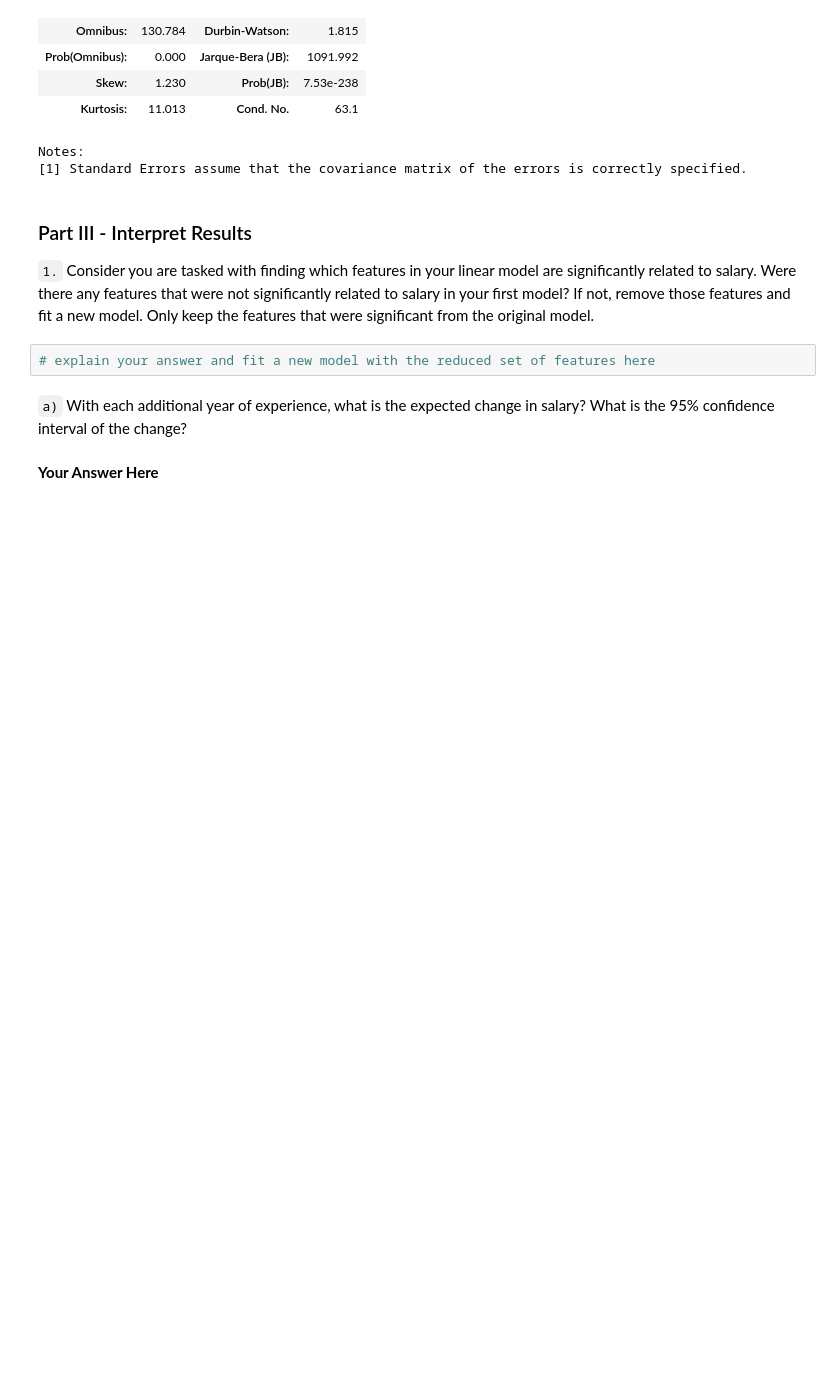
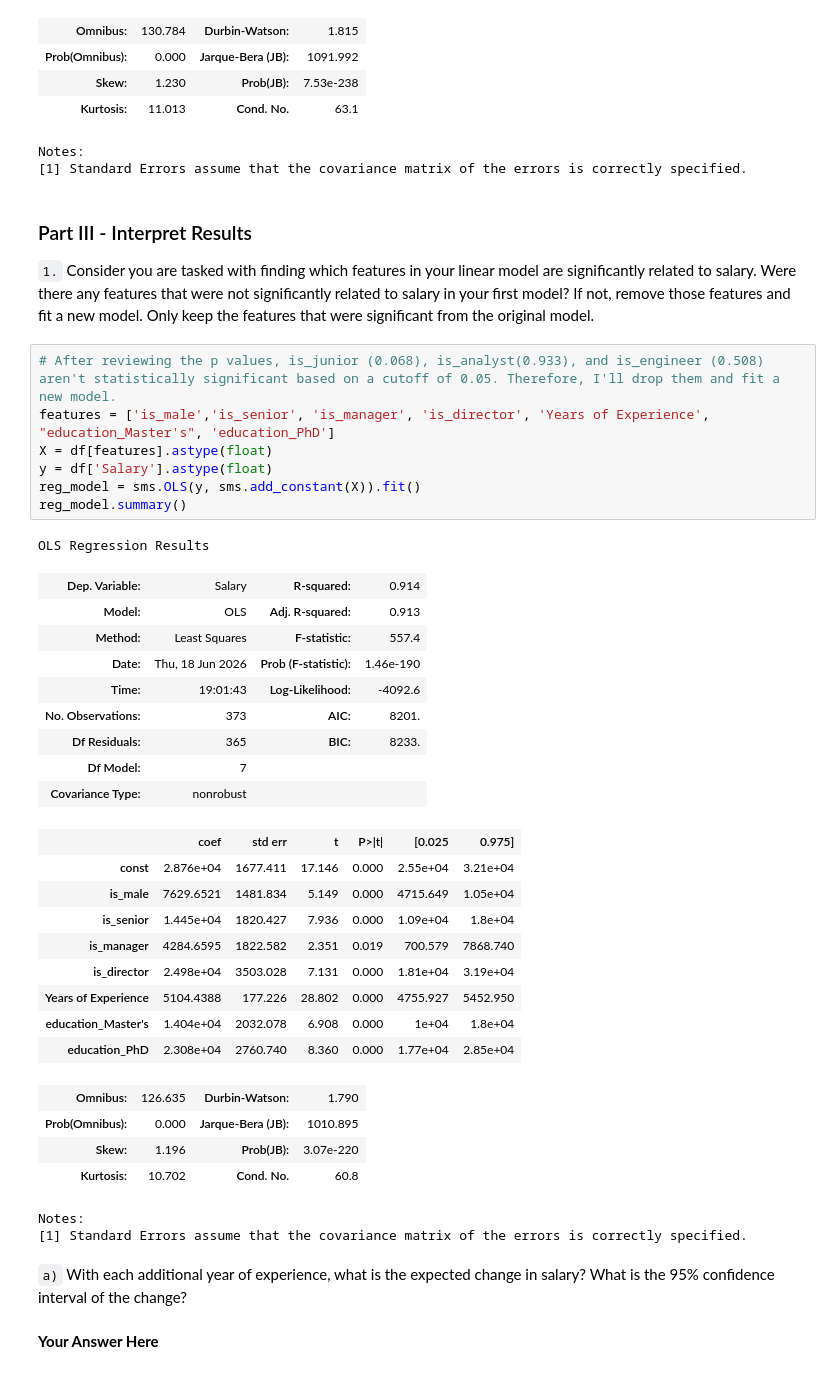
Before and after one commit to ashleydonohoe/salary_prediction_project, a Jupyter notebook: salary_prediction_project.ipynb, the cells around one changed output. Drawn from its saved outputs; the diff is of its cells as text; blank space fills up the shorter version.

Commit message:
refit model after dropping features  not statistically significant

```diff
--- a/salary_prediction_project.ipynb
+++ b/salary_prediction_project.ipynb
@@ -307,8 +307,39 @@ Notes:
 ### Part III - Interpret Results
 
 `1.` Consider you are tasked with finding which features in your linear model are significantly related to salary.  Were there any features that were not significantly related to salary in your first model?  If not, remove those features and fit a new model.  Only keep the features that were significant from the original model.
-# %%
-# explain your answer and fit a new model with the reduced set of features here
+# %%
+# After reviewing the p values, is_junior (0.068), is_analyst(0.933), and is_engineer (0.508) aren't statistically significant based on a cutoff of 0.05. Therefore, I'll drop them and fit a new model.
+features = ['is_male','is_senior', 'is_manager', 'is_director', 'Years of Experience', "education_Master's", 'education_PhD']
+X = df[features].astype(float)
+y = df['Salary'].astype(float)
+reg_model = sms.OLS(y, sms.add_constant(X)).fit()
+reg_model.summary()
+# %% [output]
+OLS Regression Results
+| Dep. Variable: | Salary | R-squared: | 0.914 |
+| Model: | OLS | Adj. R-squared: | 0.913 |
+| Method: | Least Squares | F-statistic: | 557.4 |
+| Date: | Thu, 18 Jun 2026 | Prob (F-statistic): | 1.46e-190 |
+| Time: | 19:01:43 | Log-Likelihood: | -4092.6 |
+| No. Observations: | 373 | AIC: | 8201. |
+| Df Residuals: | 365 | BIC: | 8233. |
+| Df Model: | 7 |  |  |
+| Covariance Type: | nonrobust |  |  |
+|  | coef | std err | t | P>|t| | [0.025 | 0.975] |
+| const | 2.876e+04 | 1677.411 | 17.146 | 0.000 | 2.55e+04 | 3.21e+04 |
+| is_male | 7629.6521 | 1481.834 | 5.149 | 0.000 | 4715.649 | 1.05e+04 |
+| is_senior | 1.445e+04 | 1820.427 | 7.936 | 0.000 | 1.09e+04 | 1.8e+04 |
+| is_manager | 4284.6595 | 1822.582 | 2.351 | 0.019 | 700.579 | 7868.740 |
+| is_director | 2.498e+04 | 3503.028 | 7.131 | 0.000 | 1.81e+04 | 3.19e+04 |
+| Years of Experience | 5104.4388 | 177.226 | 28.802 | 0.000 | 4755.927 | 5452.950 |
+| education_Master's | 1.404e+04 | 2032.078 | 6.908 | 0.000 | 1e+04 | 1.8e+04 |
+| education_PhD | 2.308e+04 | 2760.740 | 8.360 | 0.000 | 1.77e+04 | 2.85e+04 |
+| Omnibus: | 126.635 | Durbin-Watson: | 1.790 |
+| Prob(Omnibus): | 0.000 | Jarque-Bera (JB): | 1010.895 |
+| Skew: | 1.196 | Prob(JB): | 3.07e-220 |
+| Kurtosis: | 10.702 | Cond. No. | 60.8 |
+Notes:
+[1] Standard Errors assume that the covariance matrix of the errors is correctly specified.
 # %% [markdown]
 `a)` With each additional year of experience, what is the expected change in salary?  What is the 95% confidence interval of the change?
 # %% [markdown]
```
